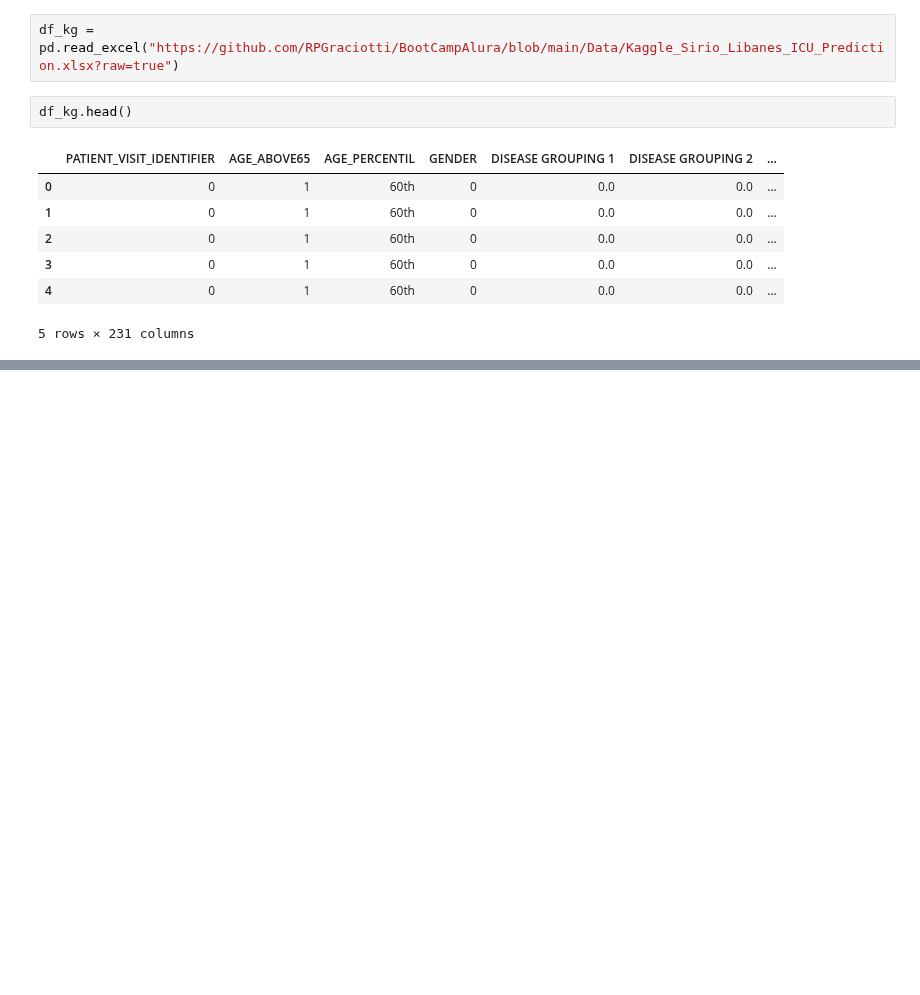
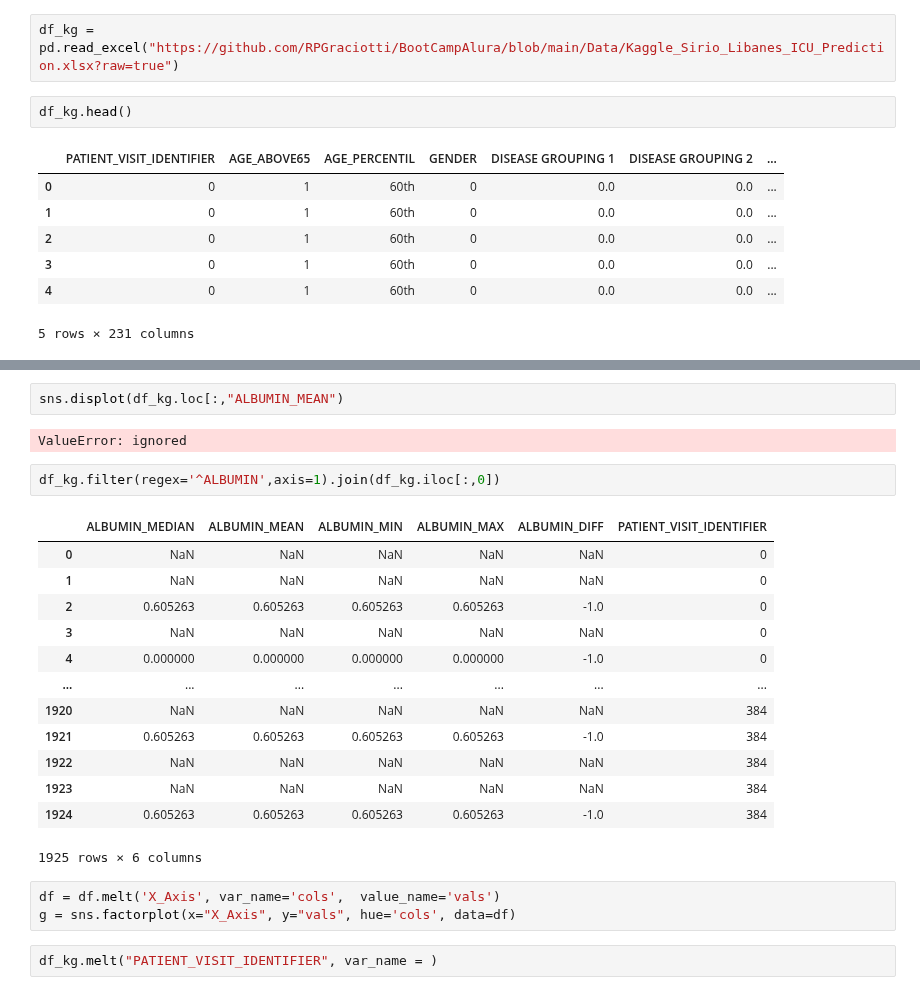
Before and after one commit to RPGraciotti/BootCampAlura, a Jupyter notebook: Projeto_final/Exploratoria.ipynb, the cells around one changed output, grey strips where cells are left out. Cells and saved outputs as stored; diff of their text form; blank space fills up the shorter version.

```diff
--- a/Projeto_final/Exploratoria.ipynb
+++ b/Projeto_final/Exploratoria.ipynb
@@ -30,0 +87,25 @@ sns.displot(df_kg.loc[:,"AGE_PERCENTIL"].sort_values())
+# %%
+sns.displot(df_kg.loc[:,"ALBUMIN_MEAN")
+# %% [output]
+ValueError: ignored
+# %%
+df_kg.filter(regex='^ALBUMIN',axis=1).join(df_kg.iloc[:,0])
+# %% [output]
+|  | ALBUMIN_MEDIAN | ALBUMIN_MEAN | ALBUMIN_MIN | ALBUMIN_MAX | ALBUMIN_DIFF | PATIENT_VISIT_IDENTIFIER |
+| 0 | NaN | NaN | NaN | NaN | NaN | 0 |
+| 1 | NaN | NaN | NaN | NaN | NaN | 0 |
+| 2 | 0.605263 | 0.605263 | 0.605263 | 0.605263 | -1.0 | 0 |
+| 3 | NaN | NaN | NaN | NaN | NaN | 0 |
+| 4 | 0.000000 | 0.000000 | 0.000000 | 0.000000 | -1.0 | 0 |
+| ... | ... | ... | ... | ... | ... | ... |
+| 1920 | NaN | NaN | NaN | NaN | NaN | 384 |
+| 1921 | 0.605263 | 0.605263 | 0.605263 | 0.605263 | -1.0 | 384 |
+| 1922 | NaN | NaN | NaN | NaN | NaN | 384 |
+| 1923 | NaN | NaN | NaN | NaN | NaN | 384 |
+| 1924 | 0.605263 | 0.605263 | 0.605263 | 0.605263 | -1.0 | 384 |
+1925 rows × 6 columns
+# %%
+df = df.melt('X_Axis', var_name='cols',  value_name='vals')
+g = sns.factorplot(x="X_Axis", y="vals", hue='cols', data=df)
+# %%
+df_kg.melt("PATIENT_VISIT_IDENTIFIER", var_name = )
```
Also changed, not shown: parts of 7 cells of this notebook.
